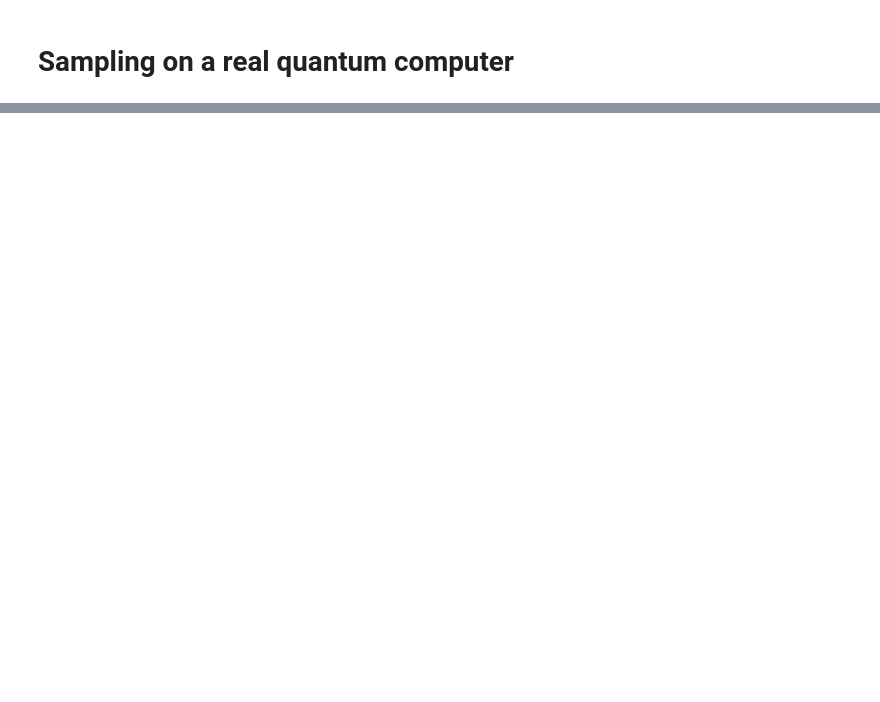
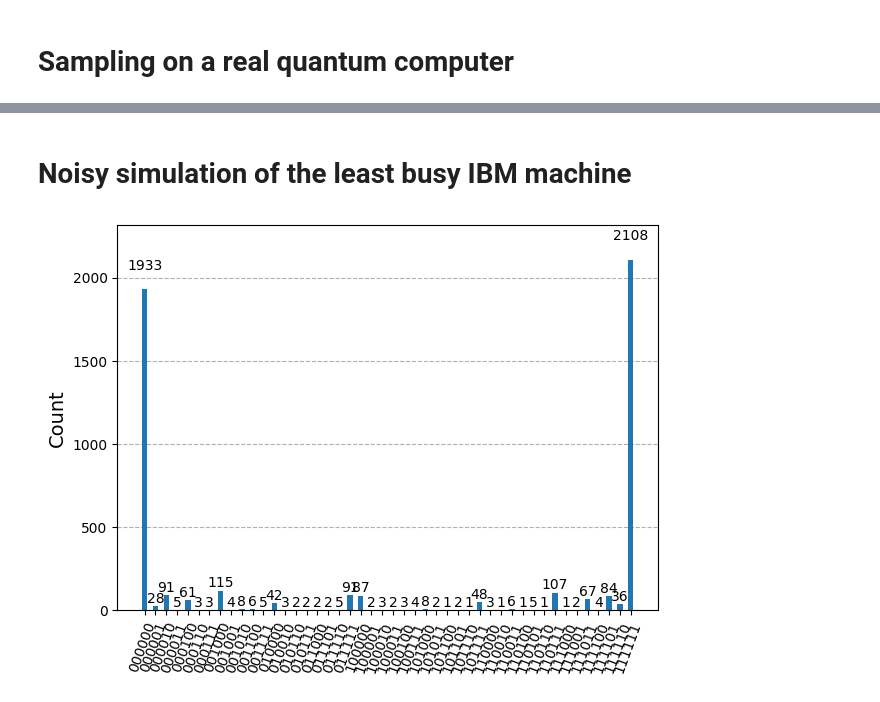
Before and after one commit to siddharm/606-homework, a Jupyter notebook: 606HW2.ipynb, the cells around one changed output, grey strips where cells are left out. Cells and saved outputs as stored; diff of their text form; code cells hidden in the pictures; blank space fills up the shorter version.

```diff
--- a/606HW2.ipynb
+++ b/606HW2.ipynb
@@ -820,0 +833,4 @@ KeyboardInterrupt:
+# %%
+from qiskit_ibm_runtime import QiskitRuntimeService, Session, SamplerV2 as Sampler
+
+service = QiskitRuntimeService()
@@ -820,0 +839,7 @@ KeyboardInterrupt:
+# %%
+backends = service.backends(operational=True)
+print(backends)
+
+# Try to get least busy backend
+least_busy_backend = service.least_busy(simulator=False, operational=True)
+print(least_busy_backend)
@@ -820,0 +897,12 @@ KeyboardInterrupt:
+# %% [markdown]
+# Noisy simulation of the least busy IBM machine
+# %%
+noisy_sim = AerSimulator.from_backend(least_busy_backend)
+# %%
+transpiled_ghz_noisy_sim = transpile(ghz, noisy_sim)
+# %%
+result = noisy_sim.run(transpiled_ghz_noisy_sim, shots=5000).result()
+counts = result.get_counts()
+display(plot_histogram([counts]))
+# %% [output]
+[figure, added]
```
Also changed, not shown: parts of 40 cells of this notebook.
